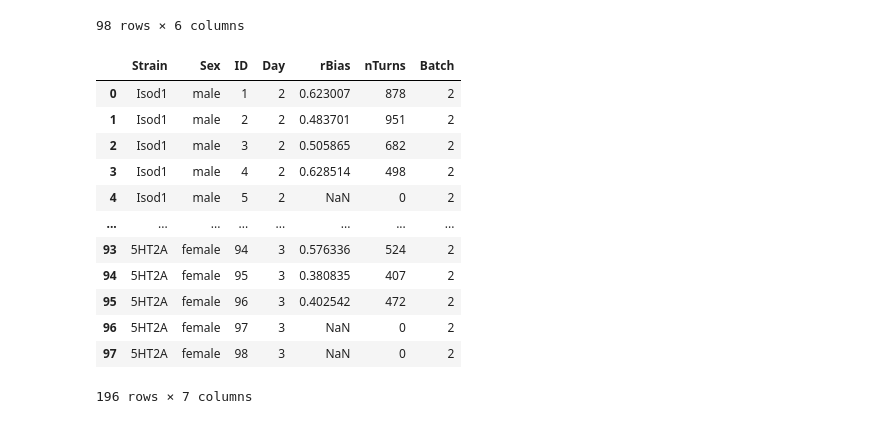
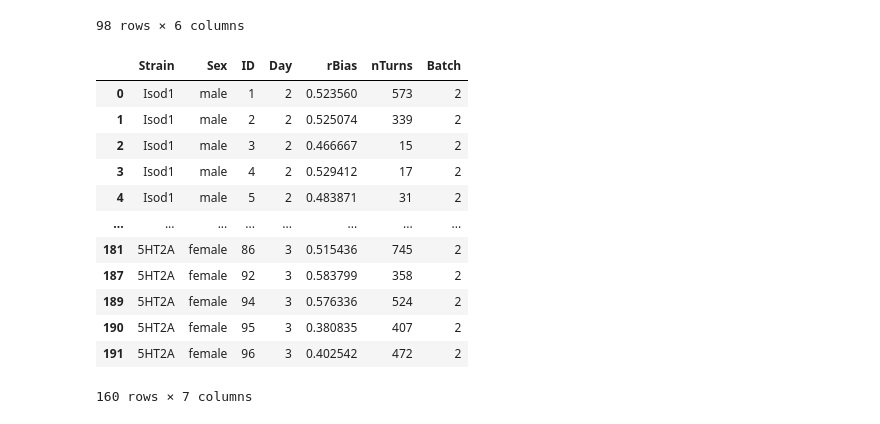
Before and after one commit to PY-305-Bayesian-Statistics/PS1, a Jupyter notebook: Learning Python.ipynb, the cells around one changed output. Cells and saved outputs as stored; diff of their text form; code cells hidden in the pictures.

```diff
--- a/Learning Python.ipynb
+++ b/Learning Python.ipynb
@@ -735,7 +732,7 @@ NameError: name 'serotonin_drug_data' is not defined
 # Our actual data
 # %%
 day2='/Users/ryanmaloney/Library/CloudStorage/OneDrive-TheColoradoCollege/Maloney Lab/Research Data/5HT Receptors/Alana Block 3 2024/11-04-2024-10-01-44__Y-Maze_Isod1_male_1-96_Day1/11-04-2024-10-01-44_Y-Maze.csv'
-pd_day2=pd.read_csv(test)
+pd_day2=pd.read_csv(day2)
 day3='/Users/ryanmaloney/Library/CloudStorage/OneDrive-TheColoradoCollege/Maloney Lab/Research Data/5HT Receptors/Alana Block 3 2024/11-05-2024-10-01-55__Y-Maze_Isod1_male_1-98_Day1/11-05-2024-10-01-55_Y-Maze.csv'
 pd_day3=pd.read_csv(day3)
 # %%
@@ -771,26 +768,27 @@ pd_day3
 | 97 | 5HT2A | female | 98 | 1 | NaN | 0 |
 98 rows × 6 columns
 # %%
-pd_day2["Day"]=2
-pd_day3["Day"]=3
+pd_day2["Day"]="2"
+pd_day3["Day"]="3"
 pd_day2["Batch"]=2
 pd_day3["Batch"]=2
 # %%
 pd_all_days=pd.concat([pd_day2,pd_day3])
+pd_all_days=pd_all_days.reset_index(drop=True)
 # %%
-pd_all_days
+pd_all_days.dropna()
 # %% [output]
 |  | Strain | Sex | ID | Day | rBias | nTurns | Batch |
-| 0 | Isod1 | male | 1 | 2 | 0.623007 | 878 | 2 |
-| 1 | Isod1 | male | 2 | 2 | 0.483701 | 951 | 2 |
-| 2 | Isod1 | male | 3 | 2 | 0.505865 | 682 | 2 |
-| 3 | Isod1 | male | 4 | 2 | 0.628514 | 498 | 2 |
-| 4 | Isod1 | male | 5 | 2 | NaN | 0 | 2 |
+| 0 | Isod1 | male | 1 | 2 | 0.523560 | 573 | 2 |
+| 1 | Isod1 | male | 2 | 2 | 0.525074 | 339 | 2 |
+| 2 | Isod1 | male | 3 | 2 | 0.466667 | 15 | 2 |
+| 3 | Isod1 | male | 4 | 2 | 0.529412 | 17 | 2 |
+| 4 | Isod1 | male | 5 | 2 | 0.483871 | 31 | 2 |
 | ... | ... | ... | ... | ... | ... | ... | ... |
-| 93 | 5HT2A | female | 94 | 3 | 0.576336 | 524 | 2 |
-| 94 | 5HT2A | female | 95 | 3 | 0.380835 | 407 | 2 |
-| 95 | 5HT2A | female | 96 | 3 | 0.402542 | 472 | 2 |
-| 96 | 5HT2A | female | 97 | 3 | NaN | 0 | 2 |
-| 97 | 5HT2A | female | 98 | 3 | NaN | 0 | 2 |
+| 181 | 5HT2A | female | 86 | 3 | 0.515436 | 745 | 2 |
+| 187 | 5HT2A | female | 92 | 3 | 0.583799 | 358 | 2 |
+| 189 | 5HT2A | female | 94 | 3 | 0.576336 | 524 | 2 |
+| 190 | 5HT2A | female | 95 | 3 | 0.380835 | 407 | 2 |
+| 191 | 5HT2A | female | 96 | 3 | 0.402542 | 472 | 2 |
-196 rows × 7 columns
+160 rows × 7 columns
 # %%
```
Also changed, not shown: parts of 18 cells of this notebook.
